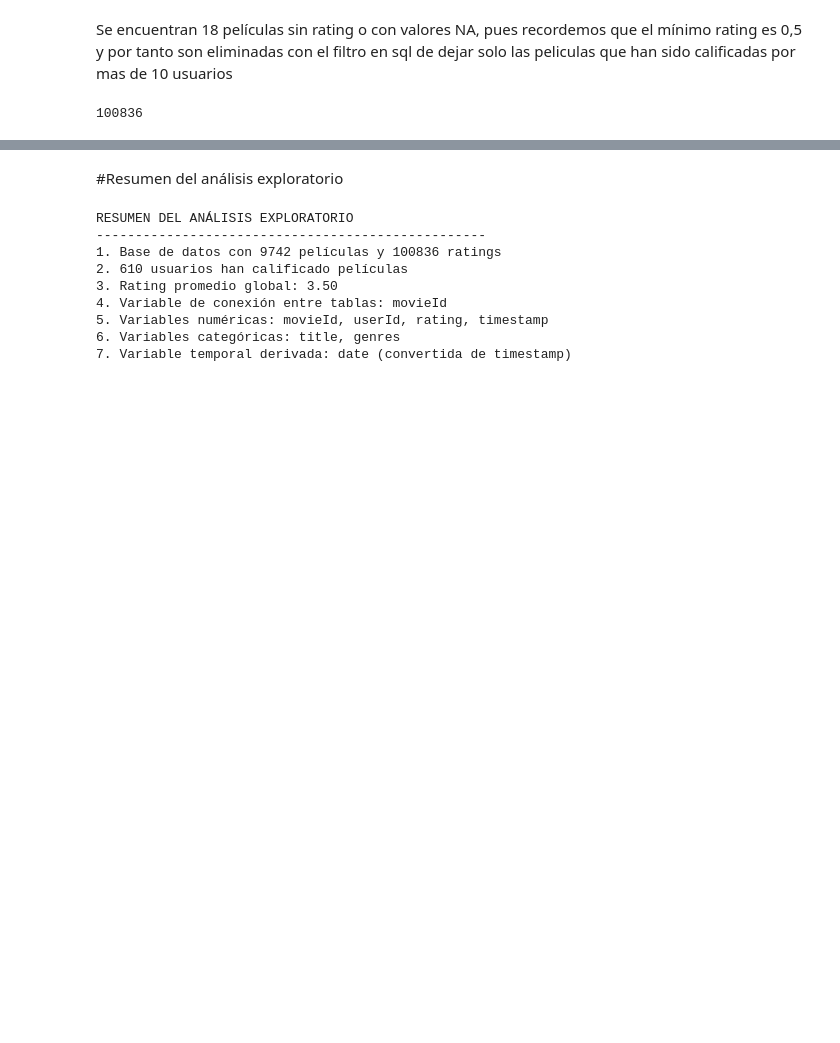
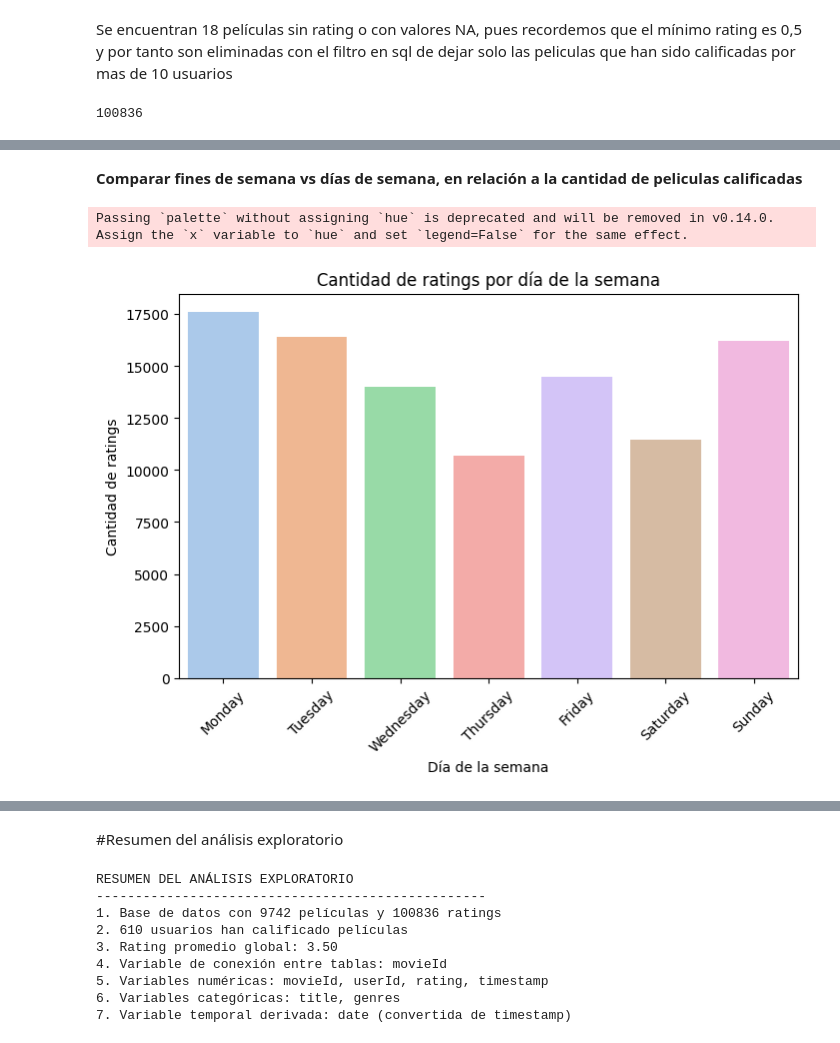
Before and after one commit to josedavidm12/sistemas_recomendacion, a Jupyter notebook: b_exploración.ipynb, the cells around one changed output, grey strips where cells are left out. Saved outputs shown, nothing was run; the diff lists cells and outputs as text; code cells hidden in the pictures; blank space fills up the shorter version.

```diff
--- a/b_exploración.ipynb
+++ b/b_exploración.ipynb
@@ -635,0 +570,17 @@ fig.show()
+# %% [markdown]
+**Comparar fines de semana vs días de semana, en relación a la cantidad de peliculas calificadas**
+# %%
+#Grafica para ver la cantidad de calificaciones en total por cada dia de la semana
+ratings3 = pd.read_sql_query("SELECT year_ratings, month, day, day_of_week FROM ratings2", conn)
+
+plt.figure(figsize=(8,5))
+order_days = ['Monday', 'Tuesday', 'Wednesday', 'Thursday', 'Friday', 'Saturday', 'Sunday']
+sns.countplot(data=ratings3, x='day_of_week', order=order_days, palette='pastel')
+plt.title('Cantidad de ratings por día de la semana')
+plt.xlabel('Día de la semana')
+plt.ylabel('Cantidad de ratings')
+plt.xticks(rotation=45)
+plt.show()
+# %% [output]
+Passing `palette` without assigning `hue` is deprecated and will be removed in v0.14.0. Assign the `x` variable to `hue` and set `legend=False` for the same effect.
+[figure, added]
```
Also changed, not shown: parts of 7 cells of this notebook, 3 other files.
